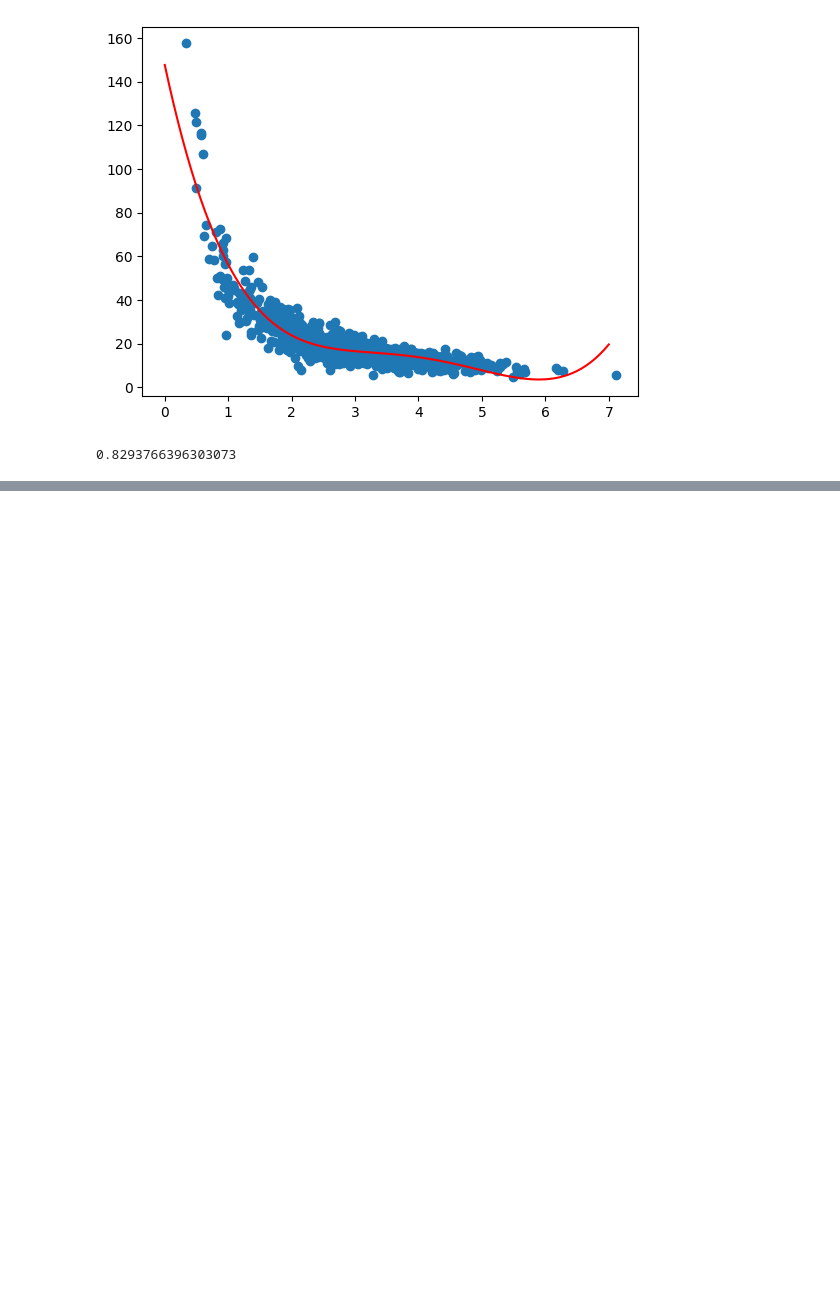
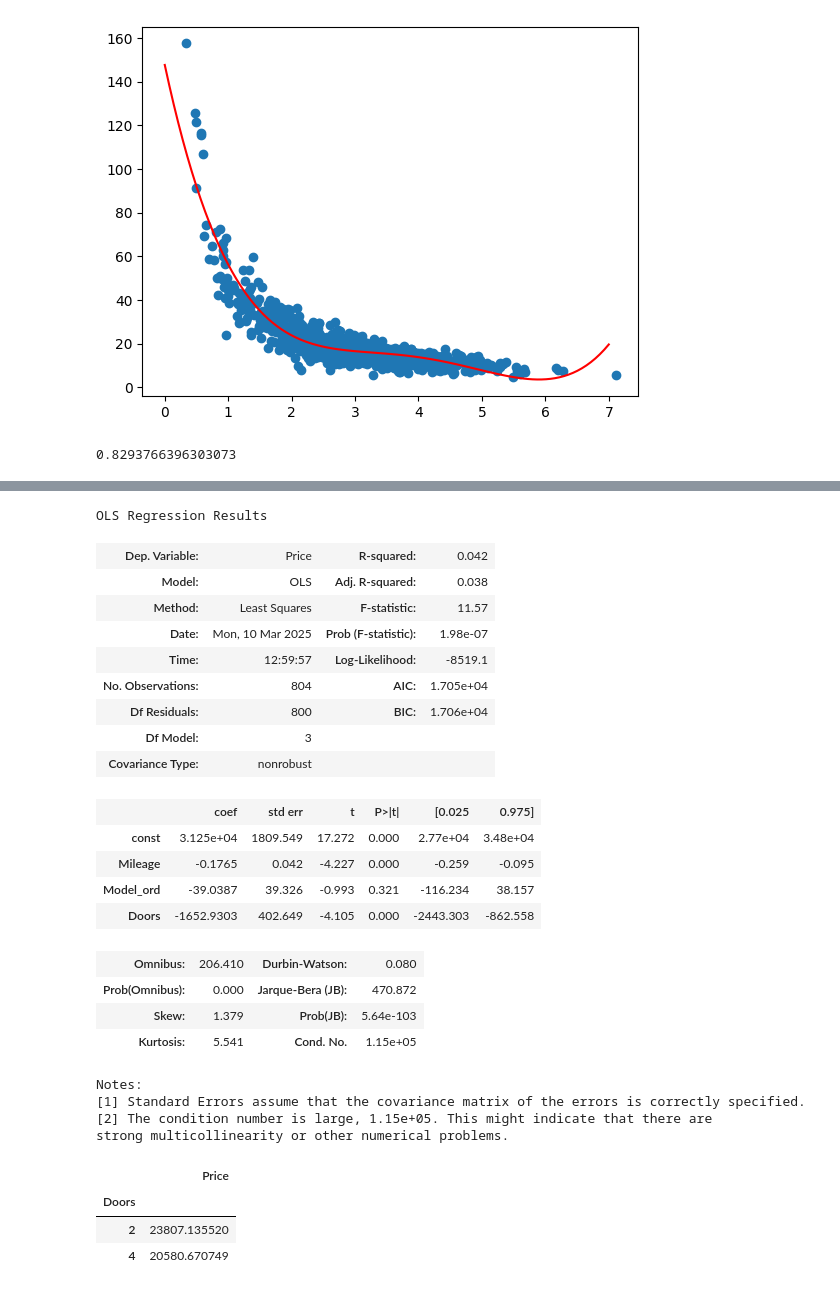
Before and after one commit to SoumyaBhaiya/my-practice, a Jupyter notebook: MachineLearningTechniques.ipynb, the cells around one changed output, grey strips where cells are left out. Drawn from its saved outputs; the diff is of its cells as text; code cells hidden in the pictures; blank space fills up the shorter version.

```diff
--- a/MachineLearningTechniques.ipynb
+++ b/MachineLearningTechniques.ipynb
@@ -78,0 +101,39 @@ cars_data = pd.read_excel("cars.xls")
+# %%
+X = cars_data[['Mileage', 'Model_ord', 'Doors']]
+y = cars_data[['Price']]
+
+X1 = sm.add_constant(X)
+est = sm.OLS(y, X1).fit()
+# %%
+est.summary()
+# %% [output]
+OLS Regression Results
+| Dep. Variable: | Price | R-squared: | 0.042 |
+| Model: | OLS | Adj. R-squared: | 0.038 |
+| Method: | Least Squares | F-statistic: | 11.57 |
+| Date: | Mon, 10 Mar 2025 | Prob (F-statistic): | 1.98e-07 |
+| Time: | 12:59:57 | Log-Likelihood: | -8519.1 |
+| No. Observations: | 804 | AIC: | 1.705e+04 |
+| Df Residuals: | 800 | BIC: | 1.706e+04 |
+| Df Model: | 3 |  |  |
+| Covariance Type: | nonrobust |  |  |
+|  | coef | std err | t | P>|t| | [0.025 | 0.975] |
+| const | 3.125e+04 | 1809.549 | 17.272 | 0.000 | 2.77e+04 | 3.48e+04 |
+| Mileage | -0.1765 | 0.042 | -4.227 | 0.000 | -0.259 | -0.095 |
+| Model_ord | -39.0387 | 39.326 | -0.993 | 0.321 | -116.234 | 38.157 |
+| Doors | -1652.9303 | 402.649 | -4.105 | 0.000 | -2443.303 | -862.558 |
+| Omnibus: | 206.410 | Durbin-Watson: | 0.080 |
+| Prob(Omnibus): | 0.000 | Jarque-Bera (JB): | 470.872 |
+| Skew: | 1.379 | Prob(JB): | 5.64e-103 |
+| Kurtosis: | 5.541 | Cond. No. | 1.15e+05 |
+Notes:
+[1] Standard Errors assume that the covariance matrix of the errors is correctly specified.
+[2] The condition number is large, 1.15e+05. This might indicate that there are
+strong multicollinearity or other numerical problems.
+# %%
+y.groupby(cars_data.Doors).mean()
+# %% [output]
+|  | Price |
+| Doors |  |
+| 2 | 23807.135520 |
+| 4 | 20580.670749 |
```
Also changed, not shown: parts of 4 cells of this notebook.
